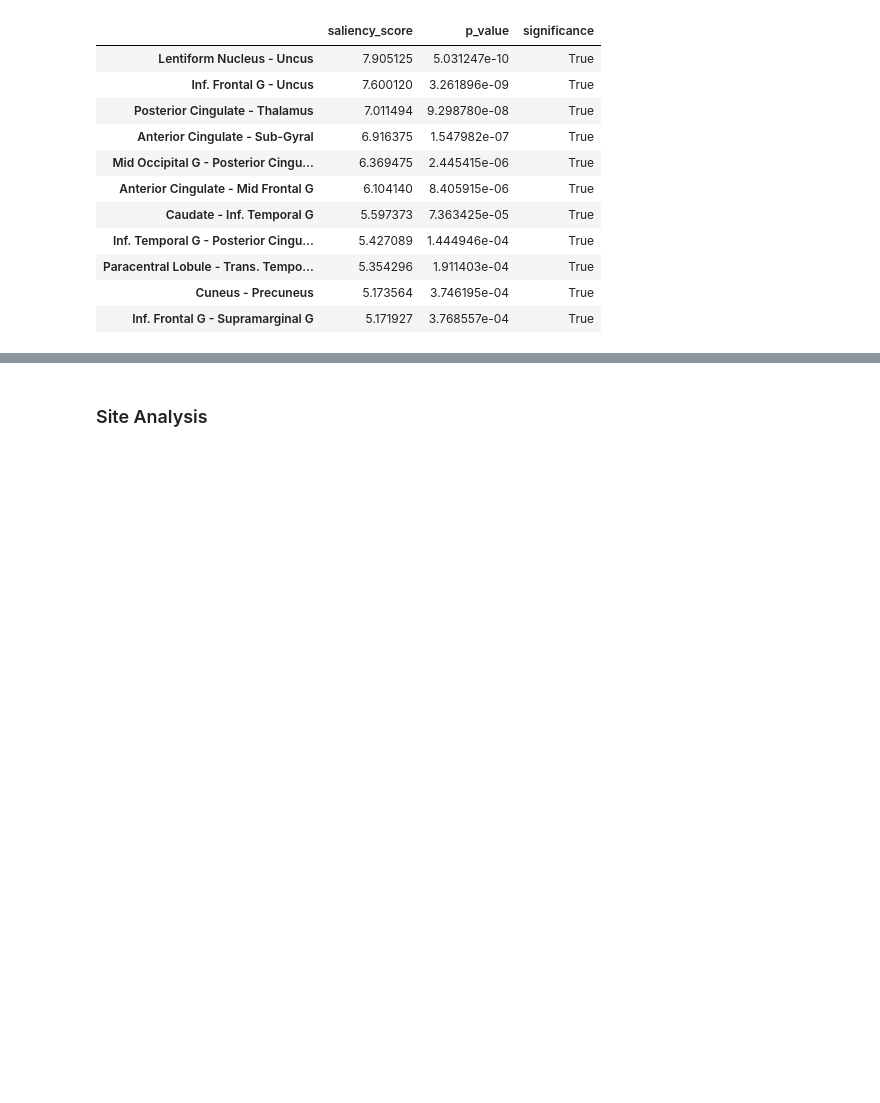
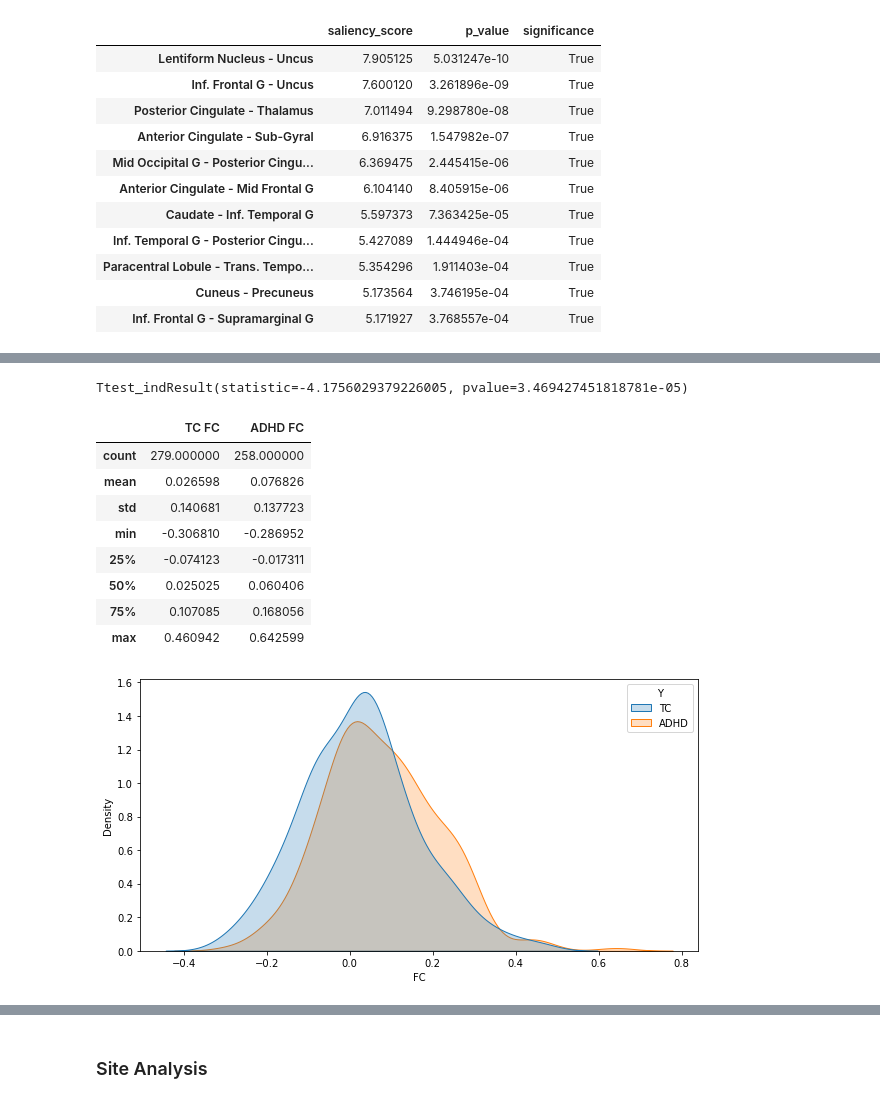
Before and after one commit to weichee98/FYP-SSL, a Jupyter notebook: src/biomarker/biomarker_analysis.ipynb, the cells around one changed output, grey strips where cells are left out. Saved outputs shown, nothing was run; the diff lists cells and outputs as text; code cells hidden in the pictures; blank space fills up the shorter version.

```diff
--- a/src/biomarker/biomarker_analysis.ipynb
+++ b/src/biomarker/biomarker_analysis.ipynb
@@ -252,0 +346,16 @@ saliency[saliency["significance"]]
+# %%
+module1 = "Uncus"
+module2 = "Lentiform Nucleus"
+plot_fc_distribution(X_ADHD, y_ADHD, module1, module2, "ADHD")
+# %% [output]
+Ttest_indResult(statistic=-4.1756029379226005, pvalue=3.469427451818781e-05)
+|  | TC FC | ADHD FC |
+| count | 279.000000 | 258.000000 |
+| mean | 0.026598 | 0.076826 |
+| std | 0.140681 | 0.137723 |
+| min | -0.306810 | -0.286952 |
+| 25% | -0.074123 | -0.017311 |
+| 50% | 0.025025 | 0.060406 |
+| 75% | 0.107085 | 0.168056 |
+| max | 0.460942 | 0.642599 |
+[figure, added]
```
Also changed, not shown: parts of 9 cells of this notebook, 1 other file.
